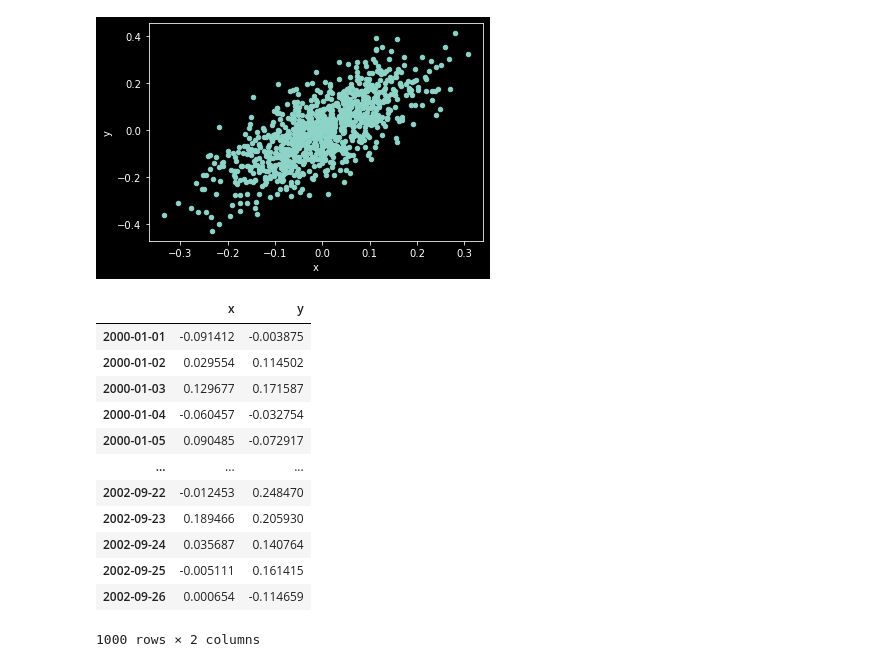
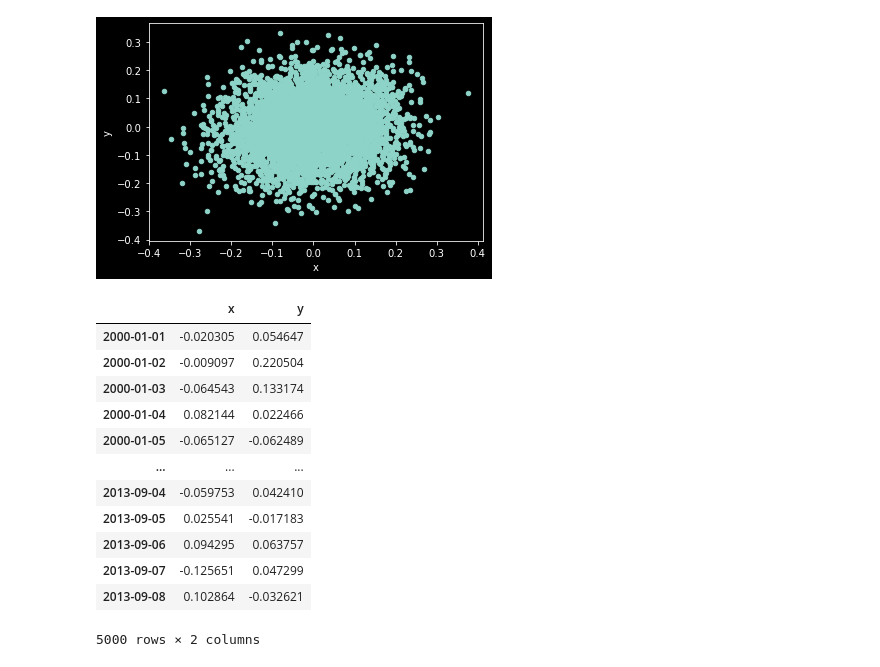
Before and after one commit to ruijaulino/seqm, a Jupyter notebook: examples/complete_example.ipynb, the cells around one changed output. Cells and saved outputs as stored; diff of their text form; code cells hidden in the pictures.

```diff
--- a/examples/complete_example.ipynb
+++ b/examples/complete_example.ipynb
@@ -7,33 +7,33 @@ plt.style.use('dark_background')
 # %%
 
 # create a dataset
-n = 1000
+n = 5000
 s = 0.1
 x = np.random.normal(0, s, n)
-y = np.random.normal(x, s, n)
+y = np.random.normal(0.1*x, s, n)
 
 data = pd.DataFrame()
 data['x'] = x
 data['y'] = y
 data.index = pd.date_range('2000-01-01', periods = n, freq = 'D')
 data.plot.scatter('x','y')
 plt.show()
 data
 # %% [output]
-[figure, old version]
+[figure, new version]
 |  | x | y |
-| 2000-01-01 | -0.091412 | -0.003875 |
-| 2000-01-02 | 0.029554 | 0.114502 |
-| 2000-01-03 | 0.129677 | 0.171587 |
-| 2000-01-04 | -0.060457 | -0.032754 |
-| 2000-01-05 | 0.090485 | -0.072917 |
+| 2000-01-01 | -0.020305 | 0.054647 |
+| 2000-01-02 | -0.009097 | 0.220504 |
+| 2000-01-03 | -0.064543 | 0.133174 |
+| 2000-01-04 | 0.082144 | 0.022466 |
+| 2000-01-05 | -0.065127 | -0.062489 |
 | ... | ... | ... |
-| 2002-09-22 | -0.012453 | 0.248470 |
-| 2002-09-23 | 0.189466 | 0.205930 |
-| 2002-09-24 | 0.035687 | 0.140764 |
-| 2002-09-25 | -0.005111 | 0.161415 |
-| 2002-09-26 | 0.000654 | -0.114659 |
+| 2013-09-04 | -0.059753 | 0.042410 |
+| 2013-09-05 | 0.025541 | -0.017183 |
+| 2013-09-06 | 0.094295 | 0.063757 |
+| 2013-09-07 | -0.125651 | 0.047299 |
+| 2013-09-08 | 0.102864 | -0.032621 |
-1000 rows × 2 columns
+5000 rows × 2 columns
 # %%
 # create dataset object
 dataset = seqm.Dataset({'data' : data})
```
Also changed, not shown: parts of 1 cell of this notebook.
